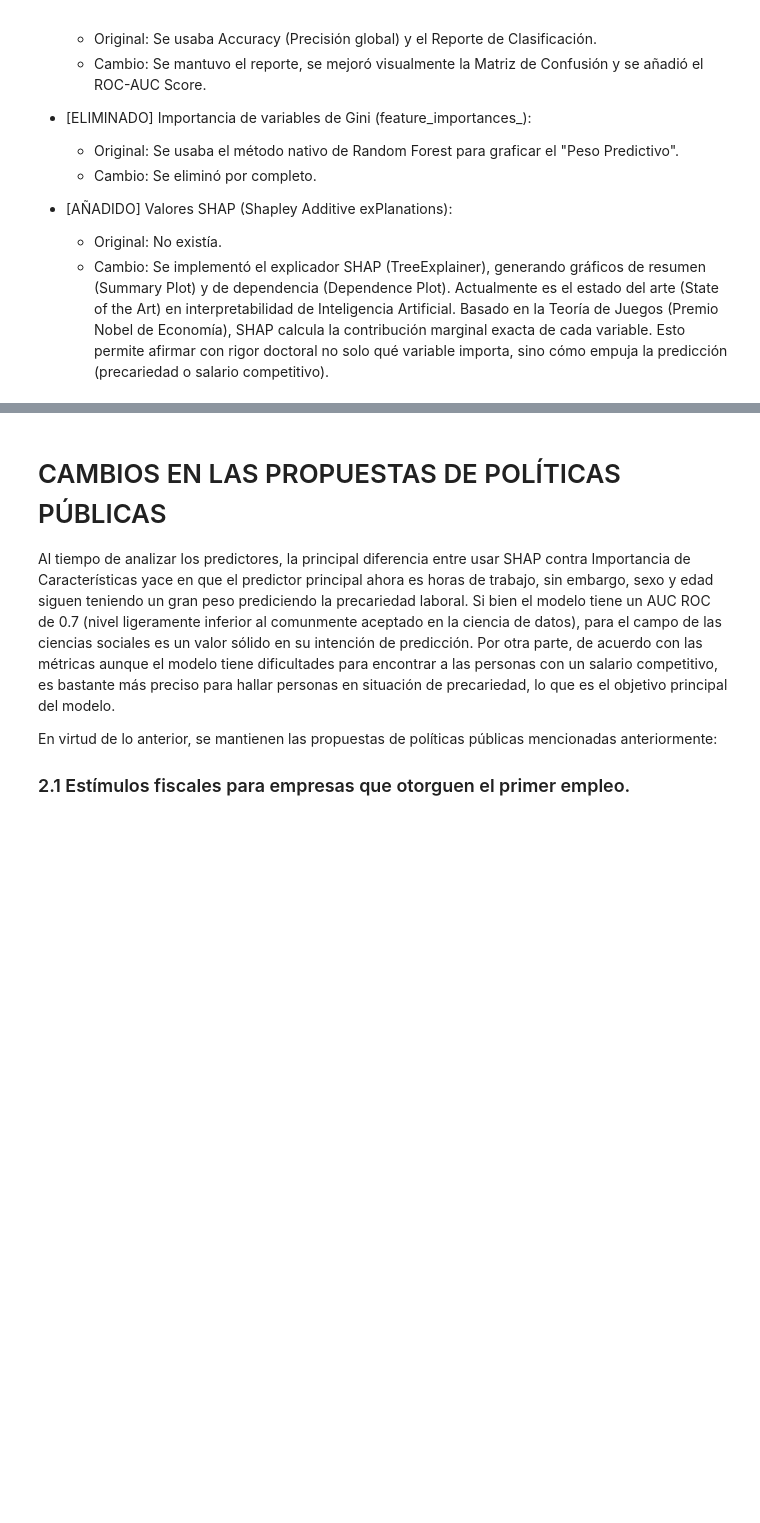
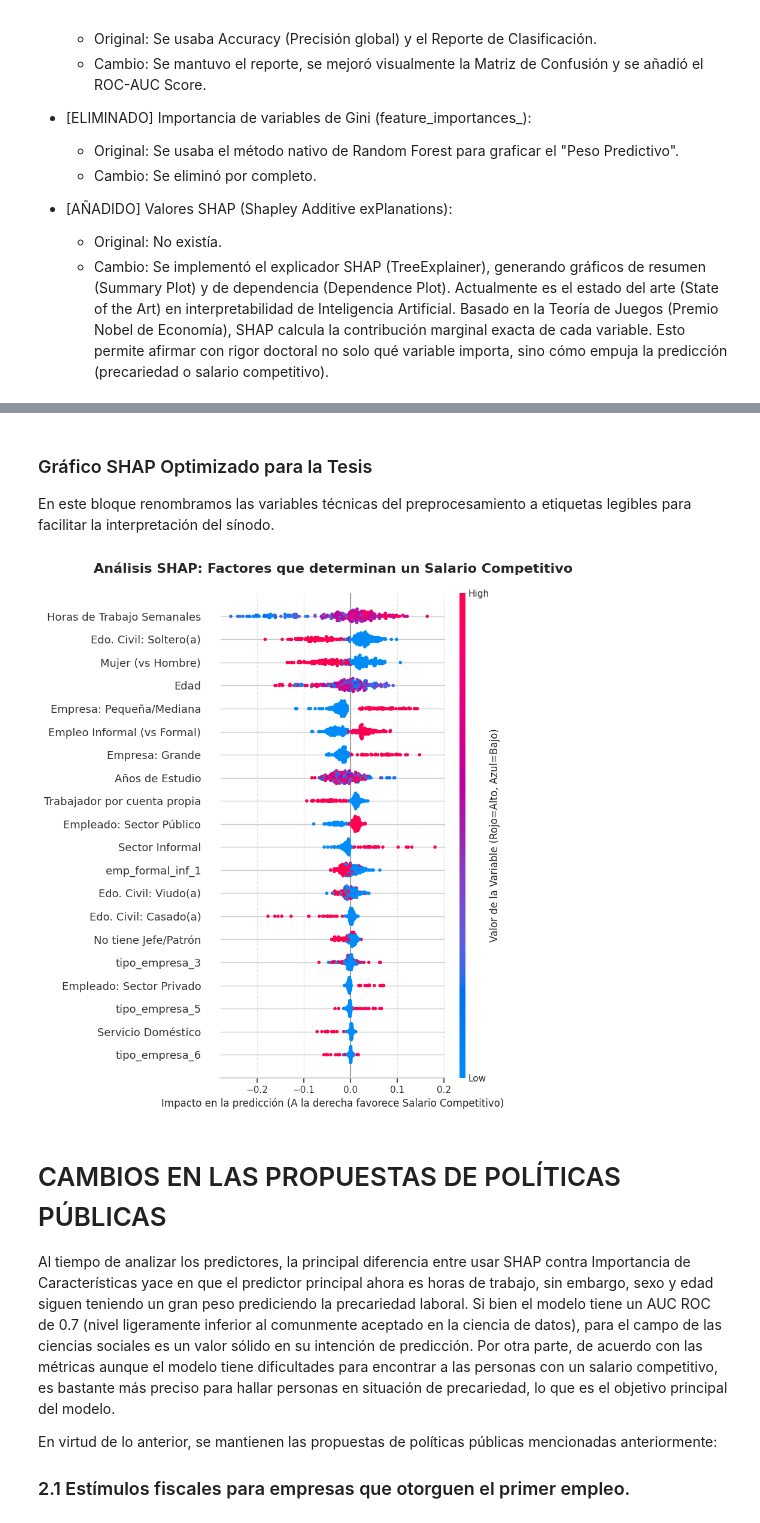
Before and after one commit to dr-dlr/ENOE, a Jupyter notebook: ENOE_Shap.ipynb, the cells around one changed output, grey strips where cells are left out. Cells and saved outputs as stored; diff of their text form; code cells hidden in the pictures; blank space fills up the shorter version.

Commit message:
Actualizado con nombres de variables decentes

```diff
--- a/ENOE_Shap.ipynb
+++ b/ENOE_Shap.ipynb
@@ -250,6 +250,60 @@ Calculando Valores SHAP para la explicabilidad del modelo...
 [figure]
 <Figure size 800x500 with 0 Axes>
 [figure]
+# %% [markdown]
+### Gráfico SHAP Optimizado para la Tesis
+En este bloque renombramos las variables técnicas del preprocesamiento a etiquetas legibles para facilitar la interpretación del sínodo.
+# %%
+import pandas as pd
+import matplotlib.pyplot as plt
+import shap
+
+# Diccionario exhaustivo basado en la codificación ENOE y el OneHotEncoder
+# Cubrimos todas las categorías detectadas en el notebook para que ninguna aparezca con código técnico
+mapeo_completo = {
+    'edad': 'Edad',
+    'anios_estudio': 'Años de Estudio',
+    'hrs_trabajo': 'Horas de Trabajo Semanales',
+    'sexo_2': 'Mujer (vs Hombre)',
+    'emp_formal_inf_2': 'Empleo Informal (vs Formal)',
+    'edo_civil_2': 'Edo. Civil: Casado(a)',
+    'edo_civil_3': 'Edo. Civil: Separado(a)',
+    'edo_civil_4': 'Edo. Civil: Divorciado(a)',
+    'edo_civil_5': 'Edo. Civil: Viudo(a)',
+    'edo_civil_6': 'Edo. Civil: Soltero(a)',
+    'tipo_empleado_1': 'Empleado: Sector Público',
+    'tipo_empleado_2': 'Empleado: Sector Privado',
+    'tipo_empleado_3': 'Trabajador por cuenta propia',
+    'tipo_empresa_2': 'Empresa: Pequeña/Mediana',
+    'tipo_empresa_4': 'Empresa: Grande',
+    'tipo_empresa_7': 'Sector Informal',
+    'tipo_empresa_8': 'Servicio Doméstico',
+    'tiene_jefe_2': 'No tiene Jefe/Patrón'
+}
+
+# Renombramos las columnas del DataFrame de prueba
+X_test_final_labels = X_test_df.rename(columns=mapeo_completo)
+
+# Configuración estética del gráfico
+plt.figure(figsize=(12, 10))
+
+# Generamos el gráfico de resumen (Summary Plot)
+# Usamos shap_values[:, :, 1] para referirnos a la clase 'Salario Competitivo'
+shap.summary_plot(
+    shap_values[:, :, 1],
+    X_test_final_labels,
+    plot_type="dot",
+    show=False,
+    color_bar_label="Valor de la Variable (Rojo=Alto, Azul=Bajo)"
+)
+
+plt.title("Análisis SHAP: Factores que determinan un Salario Competitivo", fontsize=16, fontweight='bold', pad=25)
+plt.xlabel("Impacto en la predicción (A la derecha favorece Salario Competitivo)", fontsize=12)
+plt.grid(True, axis='x', linestyle='--', alpha=0.5)
+plt.tight_layout()
+plt.show()
+# %% [output]
+[figure, added]
 # %% [markdown]
 # CAMBIOS EN LAS PROPUESTAS DE POLÍTICAS PÚBLICAS
 
```
Also changed, not shown: parts of 1 cell of this notebook.
